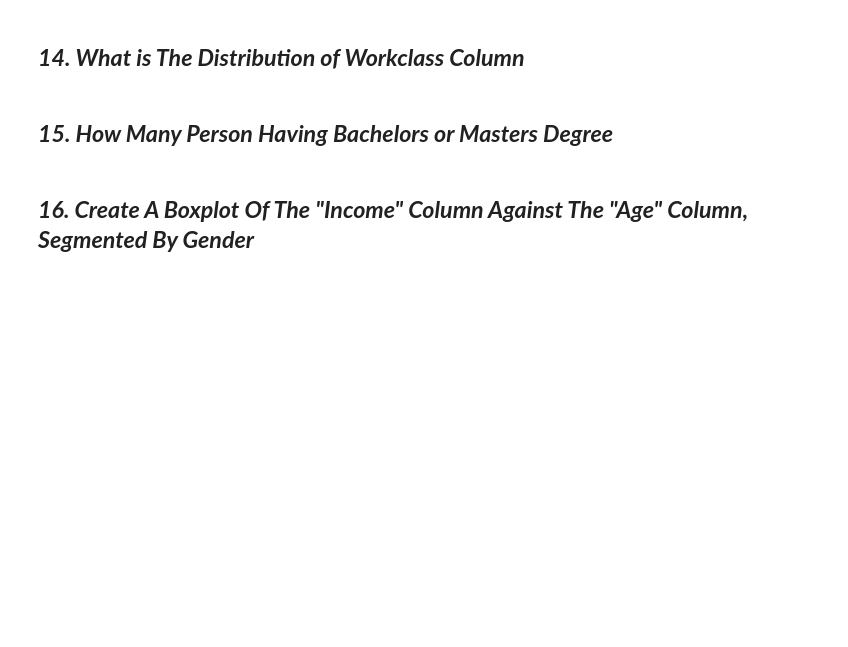
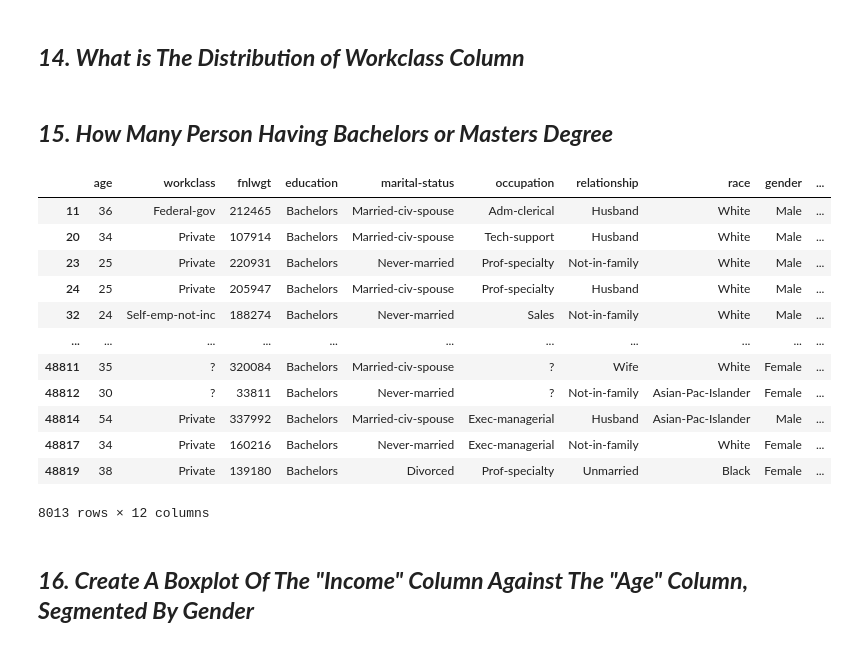
Before and after one commit to UmerFaizyab/visualization, a Jupyter notebook: Assignment 10.ipynb, the cells around one changed output. Drawn from its saved outputs; the diff is of its cells as text; code cells hidden in the pictures; blank space fills up the shorter version.

```diff
--- a/Assignment 10.ipynb
+++ b/Assignment 10.ipynb
@@ -28,5 +221,21 @@
 ## ***14. What is The Distribution of Workclass Column***
 # %% [markdown]
 ## ***15. How Many Person Having Bachelors or Masters Degree***
+# %%
+df[df['education'] == 'Bachelors']
+# %% [output]
+|  | age | workclass | fnlwgt | education | marital-status | occupation | relationship | race | gender | ... |
+| 11 | 36 | Federal-gov | 212465 | Bachelors | Married-civ-spouse | Adm-clerical | Husband | White | Male | ... |
+| 20 | 34 | Private | 107914 | Bachelors | Married-civ-spouse | Tech-support | Husband | White | Male | ... |
+| 23 | 25 | Private | 220931 | Bachelors | Never-married | Prof-specialty | Not-in-family | White | Male | ... |
+| 24 | 25 | Private | 205947 | Bachelors | Married-civ-spouse | Prof-specialty | Husband | White | Male | ... |
+| 32 | 24 | Self-emp-not-inc | 188274 | Bachelors | Never-married | Sales | Not-in-family | White | Male | ... |
+| ... | ... | ... | ... | ... | ... | ... | ... | ... | ... | ... |
+| 48811 | 35 | ? | 320084 | Bachelors | Married-civ-spouse | ? | Wife | White | Female | ... |
+| 48812 | 30 | ? | 33811 | Bachelors | Never-married | ? | Not-in-family | Asian-Pac-Islander | Female | ... |
+| 48814 | 54 | Private | 337992 | Bachelors | Married-civ-spouse | Exec-managerial | Husband | Asian-Pac-Islander | Male | ... |
+| 48817 | 34 | Private | 160216 | Bachelors | Never-married | Exec-managerial | Not-in-family | White | Female | ... |
+| 48819 | 38 | Private | 139180 | Bachelors | Divorced | Prof-specialty | Unmarried | Black | Female | ... |
+8013 rows × 12 columns
 # %% [markdown]
 ## ***16. Create A Boxplot Of The "Income" Column Against The "Age" Column, Segmented By Gender***
```
Also changed, not shown: parts of 18 cells of this notebook.
